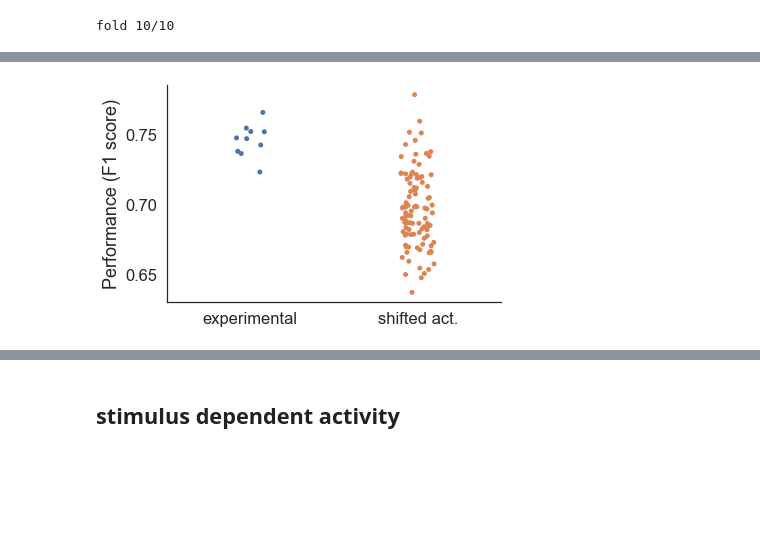
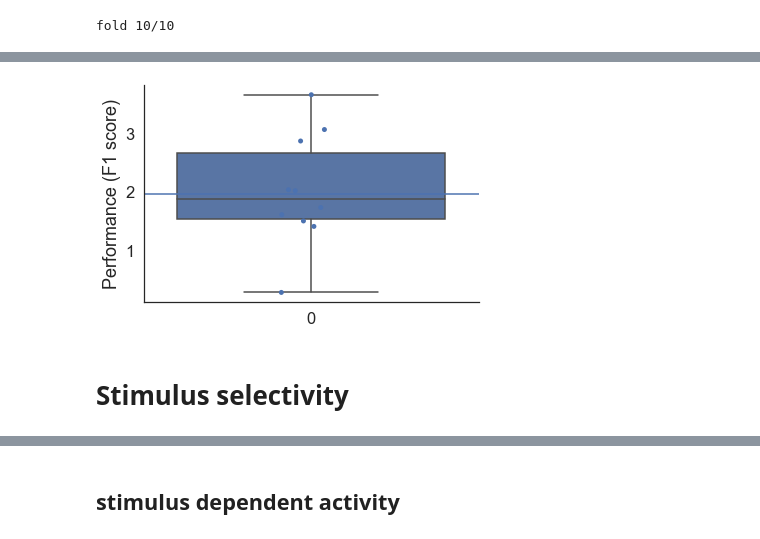
Before and after one commit to melisamc89/acc_network_analysis, a Jupyter notebook: davide/decoding/LR_decoding_sounds.ipynb, the cells around one changed output, grey strips where cells are left out. Saved outputs shown, nothing was run; the diff lists cells and outputs as text; code cells hidden in the pictures; blank space fills up the shorter version.

```diff
--- a/davide/decoding/LR_decoding_sounds.ipynb
+++ b/davide/decoding/LR_decoding_sounds.ipynb
@@ -147,12 +147,15 @@ sns.despine()
 # %%
-sns.stripplot(data=[performance,shuffled_x_performance])
+norm_performance = (np.asanyarray(performance) - np.mean(shuffled_x_performance))/np.std(shuffled_x_performance)
+sns.boxplot(data=[norm_performance])
+sns.stripplot(data=[norm_performance])
 #sns.pointplot(data=[performance,shuffled_x_performance])
-#plt.axhline(y=1.0/6.0,label='expected chance level')
-plt.xticks([0,1],labels=['experimental','shifted act.'])
+plt.axhline(y=1.96,label='expected chance level')
 plt.ylabel('Performance (F1 score)')
 sns.despine()
 # %% [output]
-[figure, old version]
+[figure, new version]
+# %% [markdown]
+# Stimulus selectivity
 # %%
 lr = best_model['logistic']
 weights = lr.coef_
```
Also changed, not shown: parts of 5 cells of this notebook, 2 other files.
